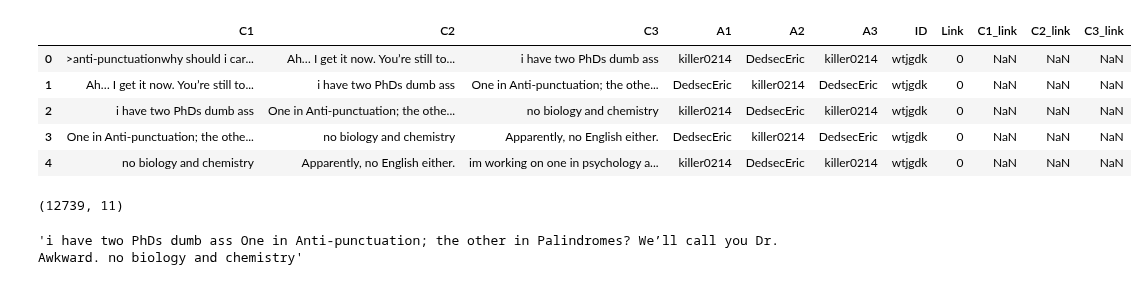
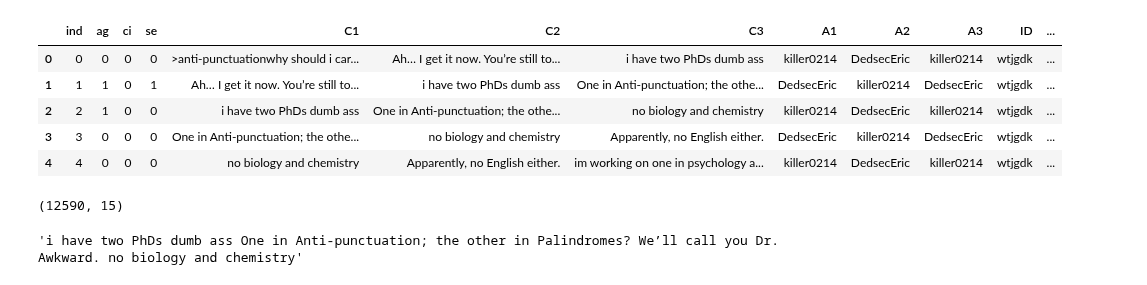
Before and after one commit to ajain300/MonkeyPox-Reddit-DSN, a Jupyter notebook: notebooks/LDA.ipynb, the cells around one changed output. Cells and saved outputs as stored; diff of their text form; code cells hidden in the pictures.

```diff
--- a/notebooks/LDA.ipynb
+++ b/notebooks/LDA.ipynb
@@ -17,18 +17,18 @@ random_state = 123456
 # %%
-df = pd.read_excel('final_cleaned_data.xlsx', index_col=0)
+df = pd.read_excel('../data/total_comment_labels.xlsx', index_col=0)
 df[['C1', 'C2', 'C3']] = df[['C1', 'C2', 'C3']].astype(str)
 df.head()
 # %% [output]
-|  | C1 | C2 | C3 | A1 | A2 | A3 | ID | Link | C1_link | C2_link | C3_link |
-| 0 | >anti-punctuationwhy should i car... | Ah… I get it now. You’re still to... | i have two PhDs dumb ass | killer0214 | DedsecEric | killer0214 | wtjgdk | 0 | NaN | NaN | NaN |
-| 1 | Ah… I get it now. You’re still to... | i have two PhDs dumb ass | One in Anti-punctuation; the othe... | DedsecEric | killer0214 | DedsecEric | wtjgdk | 0 | NaN | NaN | NaN |
-| 2 | i have two PhDs dumb ass | One in Anti-punctuation; the othe... | no biology and chemistry | killer0214 | DedsecEric | killer0214 | wtjgdk | 0 | NaN | NaN | NaN |
-| 3 | One in Anti-punctuation; the othe... | no biology and chemistry | Apparently, no English either. | DedsecEric | killer0214 | DedsecEric | wtjgdk | 0 | NaN | NaN | NaN |
-| 4 | no biology and chemistry | Apparently, no English either. | im working on one in psychology a... | killer0214 | DedsecEric | killer0214 | wtjgdk | 0 | NaN | NaN | NaN |
+|  | ind | ag | ci | se | C1 | C2 | C3 | A1 | A2 | A3 | ID | ... |
+| 0 | 0 | 0 | 0 | 0 | >anti-punctuationwhy should i car... | Ah… I get it now. You’re still to... | i have two PhDs dumb ass | killer0214 | DedsecEric | killer0214 | wtjgdk | ... |
+| 1 | 1 | 1 | 0 | 1 | Ah… I get it now. You’re still to... | i have two PhDs dumb ass | One in Anti-punctuation; the othe... | DedsecEric | killer0214 | DedsecEric | wtjgdk | ... |
+| 2 | 2 | 1 | 0 | 0 | i have two PhDs dumb ass | One in Anti-punctuation; the othe... | no biology and chemistry | killer0214 | DedsecEric | killer0214 | wtjgdk | ... |
+| 3 | 3 | 0 | 0 | 0 | One in Anti-punctuation; the othe... | no biology and chemistry | Apparently, no English either. | DedsecEric | killer0214 | DedsecEric | wtjgdk | ... |
+| 4 | 4 | 0 | 0 | 0 | no biology and chemistry | Apparently, no English either. | im working on one in psychology a... | killer0214 | DedsecEric | killer0214 | wtjgdk | ... |
 # %%
 df.shape
 # %% [output]
-(12739, 11)
+(12590, 15)
 # %%
 df['agg'] = df[['C1', 'C2', 'C3']].agg(' '.join, axis=1)
 df['agg'].iloc[2]
```
Also changed, not shown: parts of 10 cells of this notebook, 6 other files.
